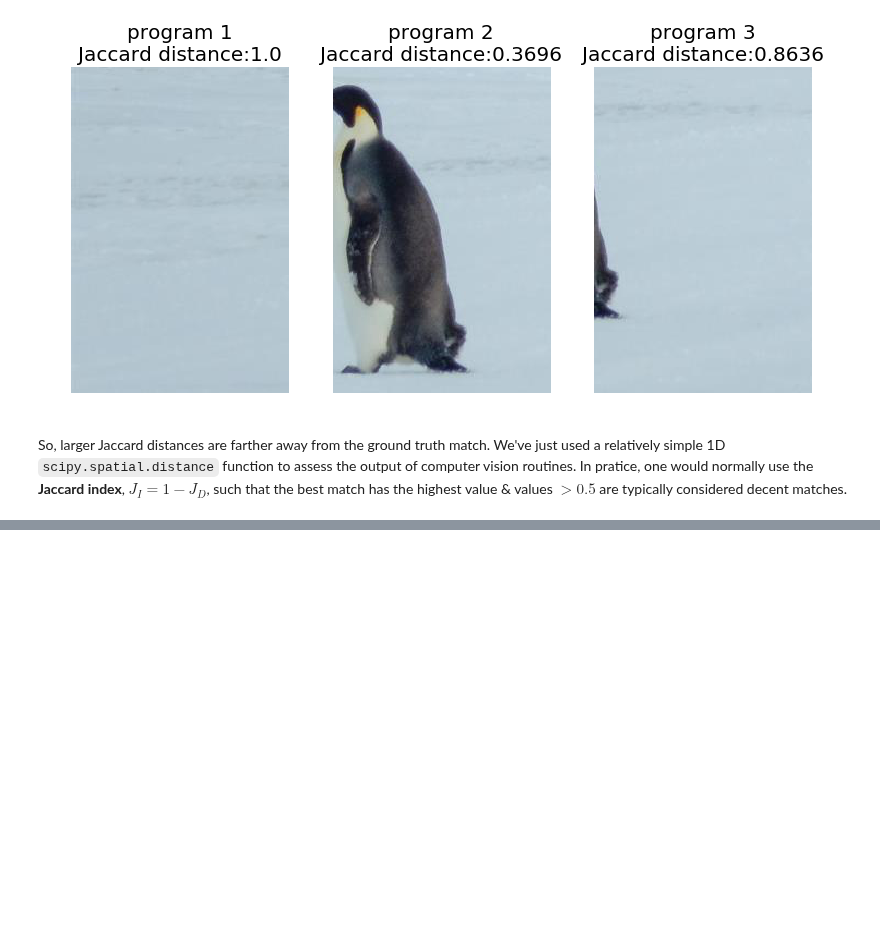
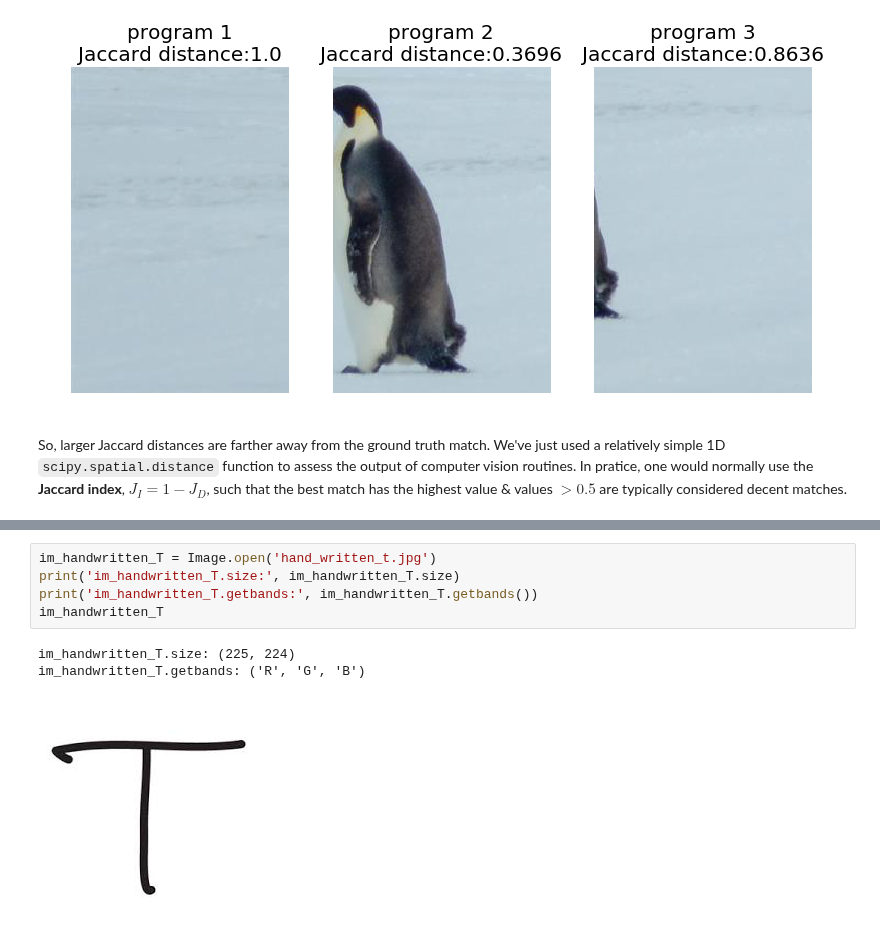
Before and after one commit to tylerjereddy/pycon-2017, a Jupyter notebook: mastering_scipy_spatial.ipynb, the cells around one changed output, grey strips where cells are left out. Cells and saved outputs as stored; diff of their text form; blank space fills up the shorter version.

```diff
--- a/mastering_scipy_spatial.ipynb
+++ b/mastering_scipy_spatial.ipynb
@@ -491,0 +498,9 @@ So, larger Jaccard distances are farther away from the ground truth match. We've
+# %%
+im_handwritten_T = Image.open('hand_written_t.jpg')
+print('im_handwritten_T.size:', im_handwritten_T.size)
+print('im_handwritten_T.getbands:', im_handwritten_T.getbands())
+im_handwritten_T
+# %% [output]
+im_handwritten_T.size: (225, 224)
+im_handwritten_T.getbands: ('R', 'G', 'B')
+[figure, added]
```
Also changed, not shown: parts of 6 cells of this notebook, 3 other files.
